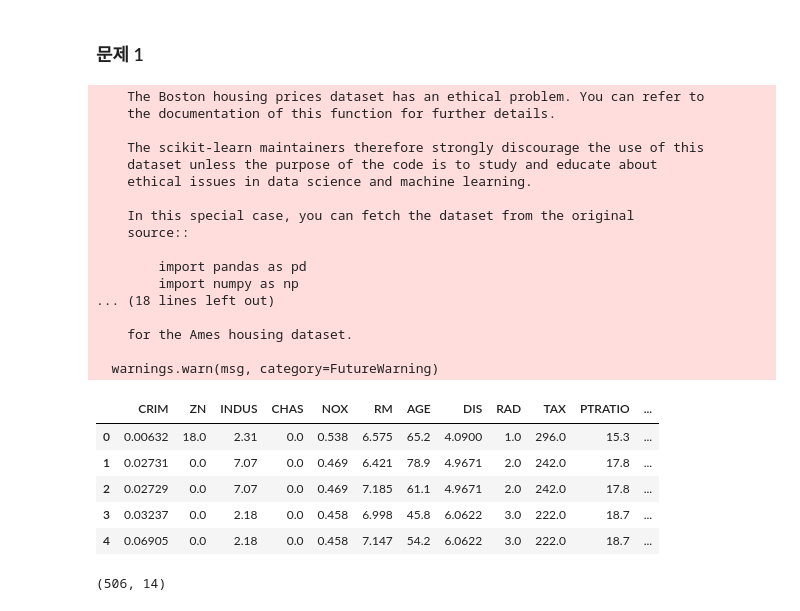
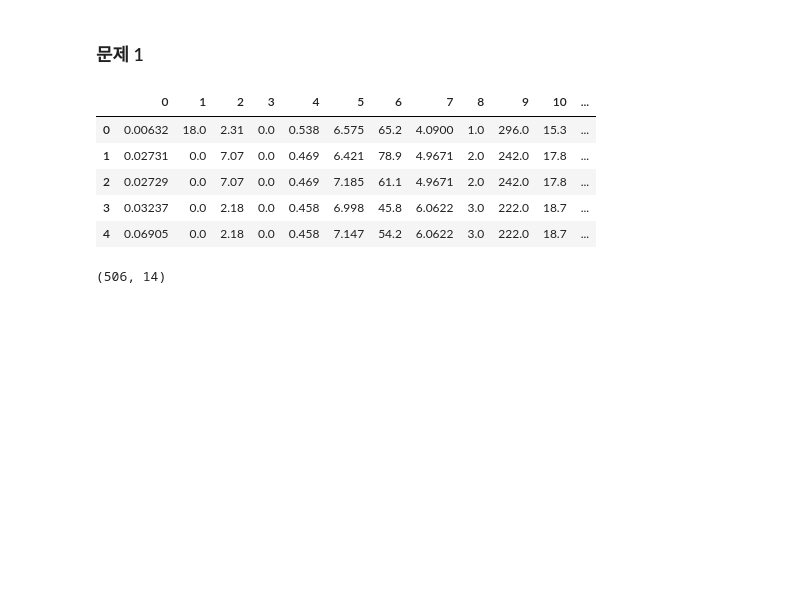
Before and after one commit to zzhining/python_ml_dl, a Jupyter notebook: 6_2_neural_network_basic_exercise.ipynb, the cells around one changed output. Drawn from its saved outputs; the diff is of its cells as text; code cells hidden in the pictures; blank space fills up the shorter version.

```diff
--- a/6_2_neural_network_basic_exercise.ipynb
+++ b/6_2_neural_network_basic_exercise.ipynb
@@ -9,35 +9,19 @@
 # %%
 import numpy as np
 import pandas as pd
 import matplotlib.pyplot as plt
 import seaborn as sns
 
-from sklearn.datasets import load_boston
 
-# 데이터 불러오기
-boston = load_boston()
-boston_df = pd.DataFrame(data=boston.data, columns=boston.feature_names)
-boston_df['PRICE'] = boston.target
+data_url = "http://lib.stat.cmu.edu/datasets/boston"
+raw_df = pd.read_csv(data_url, sep="\s+", skiprows=22, header=None)
+data = np.hstack([raw_df.values[::2, :], raw_df.values[1::2, :2]])
+target = raw_df.values[1::2, 2]
+boston_df = pd.DataFrame(data=data)
+boston_df['target'] = target
 boston_df.head()
 # %% [output]
-    The Boston housing prices dataset has an ethical problem. You can refer to
-    the documentation of this function for further details.
-
-    The scikit-learn maintainers therefore strongly discourage the use of this
-    dataset unless the purpose of the code is to study and educate about
-    ethical issues in data science and machine learning.
-
-    In this special case, you can fetch the dataset from the original
-    source::
-
-        import pandas as pd
-        import numpy as np
-... (18 lines left out)
-
-    for the Ames housing dataset.
-
-  warnings.warn(msg, category=FutureWarning)
-|  | CRIM | ZN | INDUS | CHAS | NOX | RM | AGE | DIS | RAD | TAX | PTRATIO | ... |
+|  | 0 | 1 | 2 | 3 | 4 | 5 | 6 | 7 | 8 | 9 | 10 | ... |
 | 0 | 0.00632 | 18.0 | 2.31 | 0.0 | 0.538 | 6.575 | 65.2 | 4.0900 | 1.0 | 296.0 | 15.3 | ... |
 | 1 | 0.02731 | 0.0 | 7.07 | 0.0 | 0.469 | 6.421 | 78.9 | 4.9671 | 2.0 | 242.0 | 17.8 | ... |
 | 2 | 0.02729 | 0.0 | 7.07 | 0.0 | 0.469 | 7.185 | 61.1 | 4.9671 | 2.0 | 242.0 | 17.8 | ... |
```
Also changed, not shown: parts of 1 cell of this notebook.
